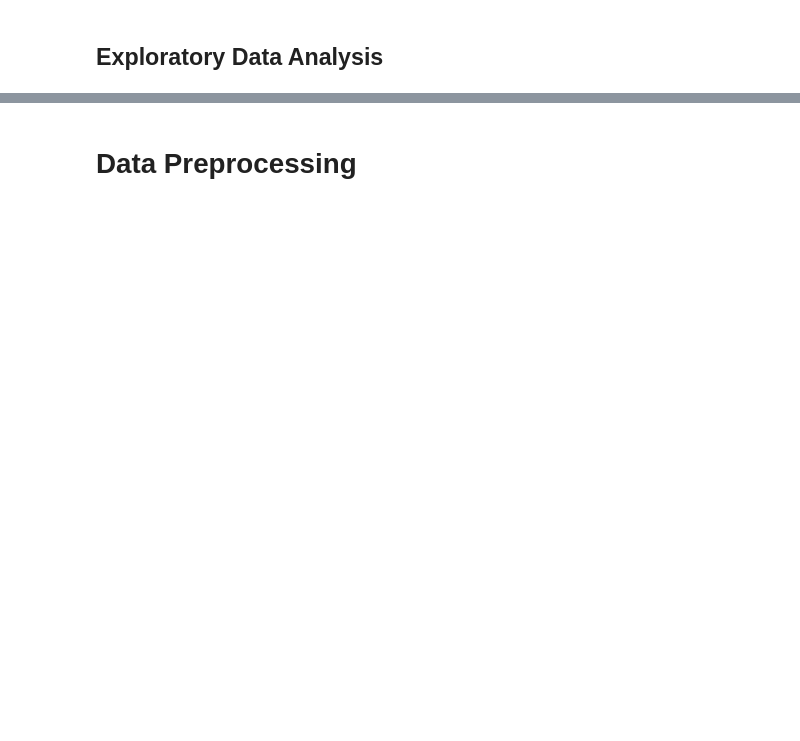
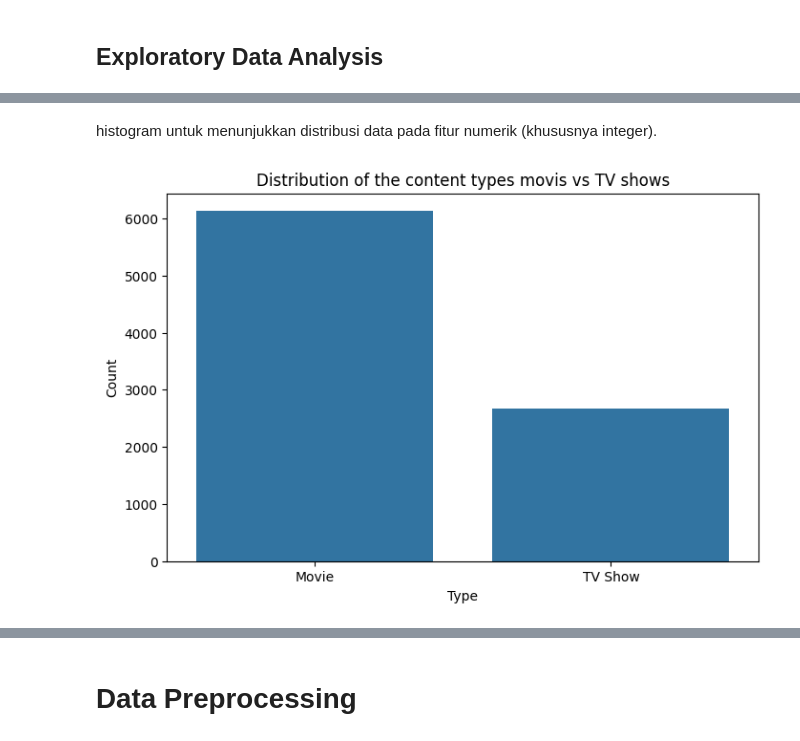
Before and after one commit to potaHere/submssion-Machine-Learning-Terapan, a Jupyter notebook: Sistem_Rekomendasi.ipynb, the cells around one changed output, grey strips where cells are left out. Saved outputs shown, nothing was run; the diff lists cells and outputs as text; code cells hidden in the pictures; blank space fills up the shorter version.

```diff
--- a/Sistem_Rekomendasi.ipynb
+++ b/Sistem_Rekomendasi.ipynb
@@ -32,0 +145,11 @@ df = pd.read_csv('netflix_titles.csv')
+# %% [markdown]
+histogram untuk menunjukkan distribusi data pada fitur numerik (khususnya integer).
+# %%
+plt.figure(figsize=(8,5))
+sns.countplot(x='type',data=df)
+plt.title("Distribution of the content types movis vs TV shows")
+plt.xlabel('Type')
+plt.ylabel('Count')
+plt.show()
+# %% [output]
+[figure, added]
```
Also changed, not shown: parts of 21 cells of this notebook.
